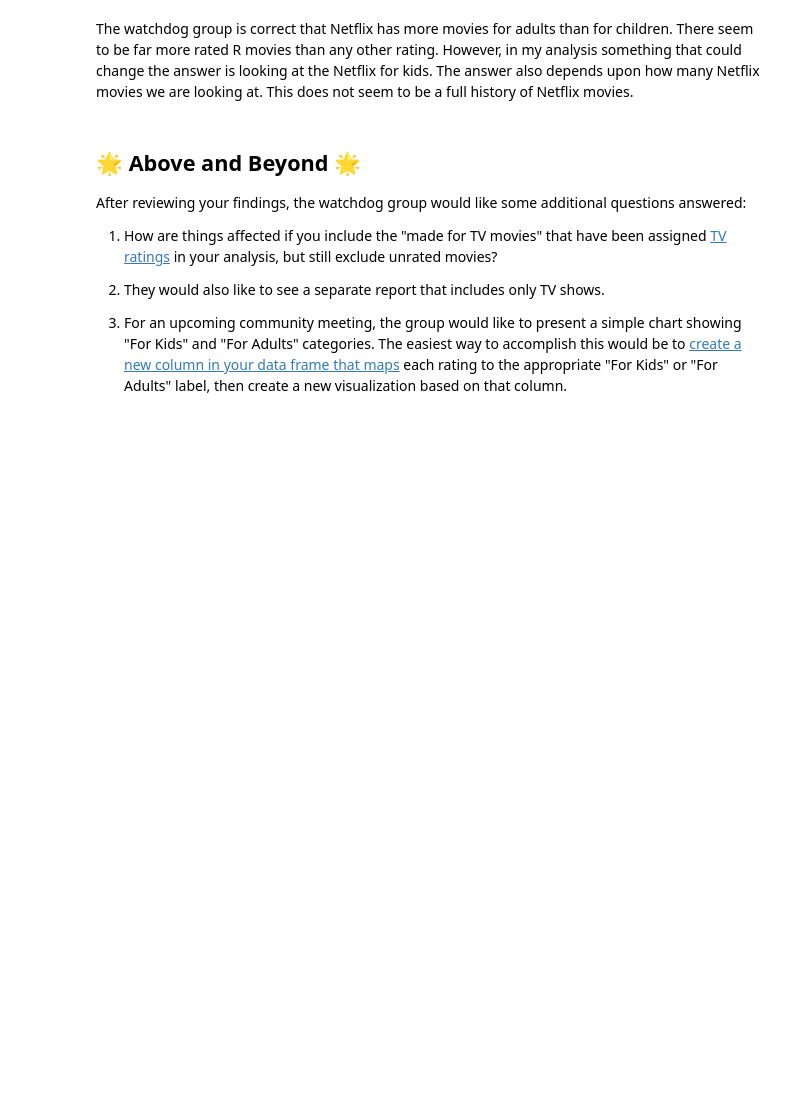
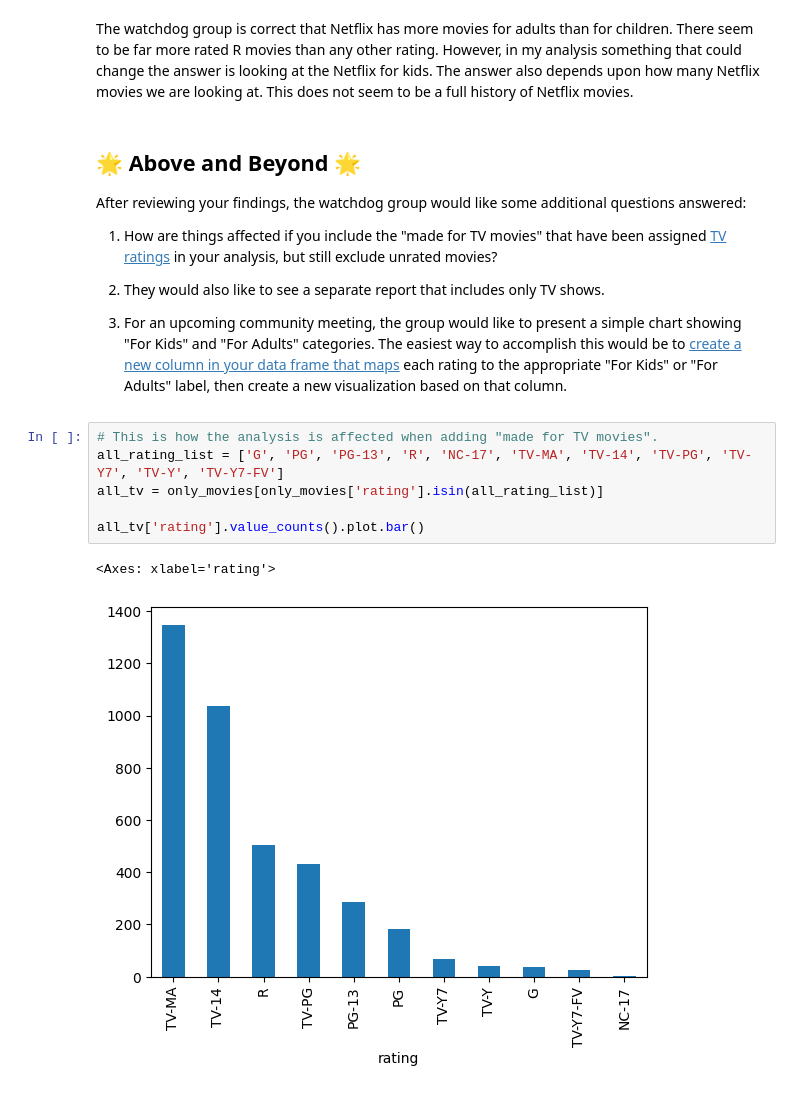
Before and after one commit to amitaifinny/amitaifinny.github.io, a Jupyter notebook: notebooks/Exploration_01.ipynb, the cells around one changed output. Saved outputs shown, nothing was run; the diff lists cells and outputs as text; blank space fills up the shorter version.

```diff
--- a/notebooks/Exploration_01.ipynb
+++ b/notebooks/Exploration_01.ipynb
@@ -295,3 +295,12 @@ After reviewing your findings, the watchdog group would like some additional que
 
 3. For an upcoming community meeting, the group would like to present a simple
 chart showing "For Kids" and "For Adults" categories. The easiest way to accomplish this would be to [create a new column in your data frame that maps](https://pandas.pydata.org/docs/getting_started/intro_tutorials/10_text_data.html) each rating to the appropriate "For Kids" or "For Adults" label, then create a new visualization based on that column.
+# %%
+# This is how the analysis is affected when adding "made for TV movies".
+all_rating_list = ['G', 'PG', 'PG-13', 'R', 'NC-17', 'TV-MA', 'TV-14', 'TV-PG', 'TV-Y7', 'TV-Y', 'TV-Y7-FV']
+all_tv = only_movies[only_movies['rating'].isin(all_rating_list)]
+
+all_tv['rating'].value_counts().plot.bar()
+# %% [output]
+<Axes: xlabel='rating'>
+[figure, added]
```
Also changed, not shown: parts of 1 cell of this notebook.
